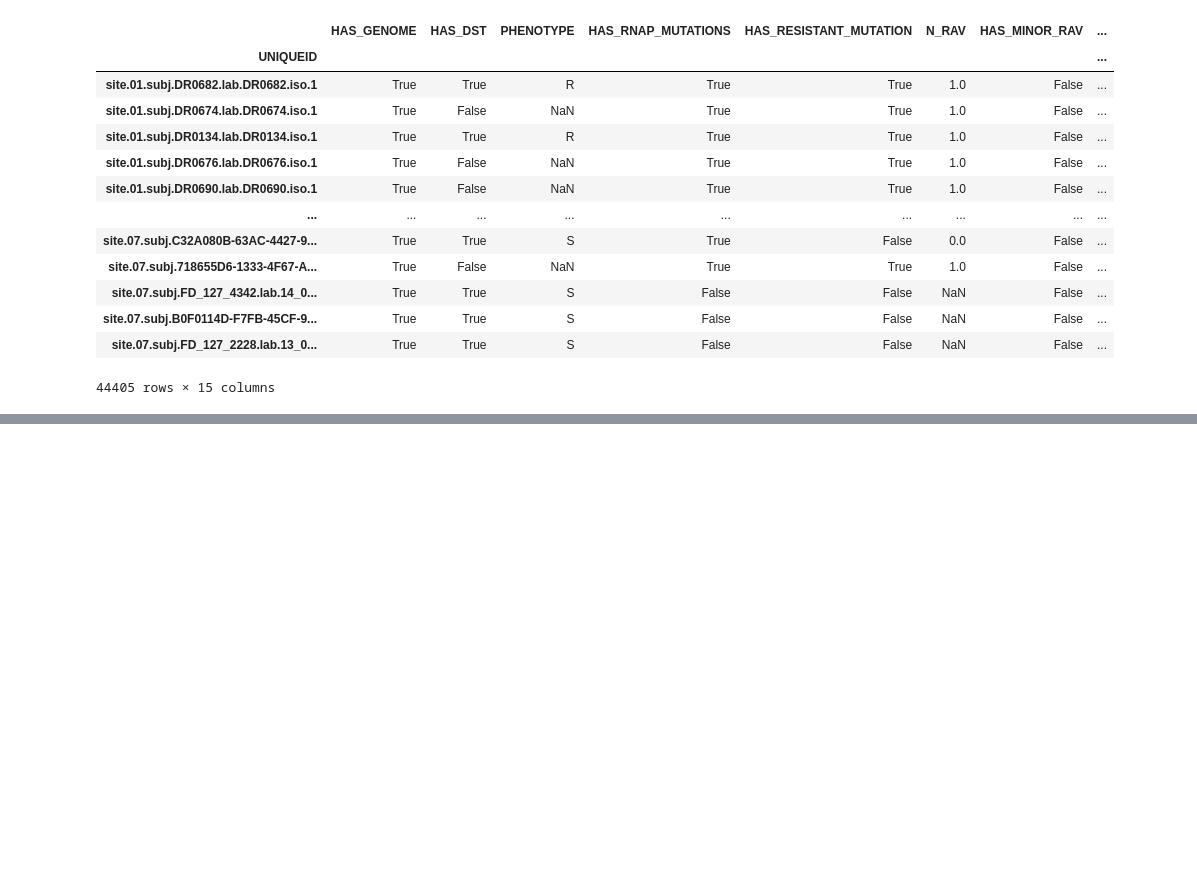
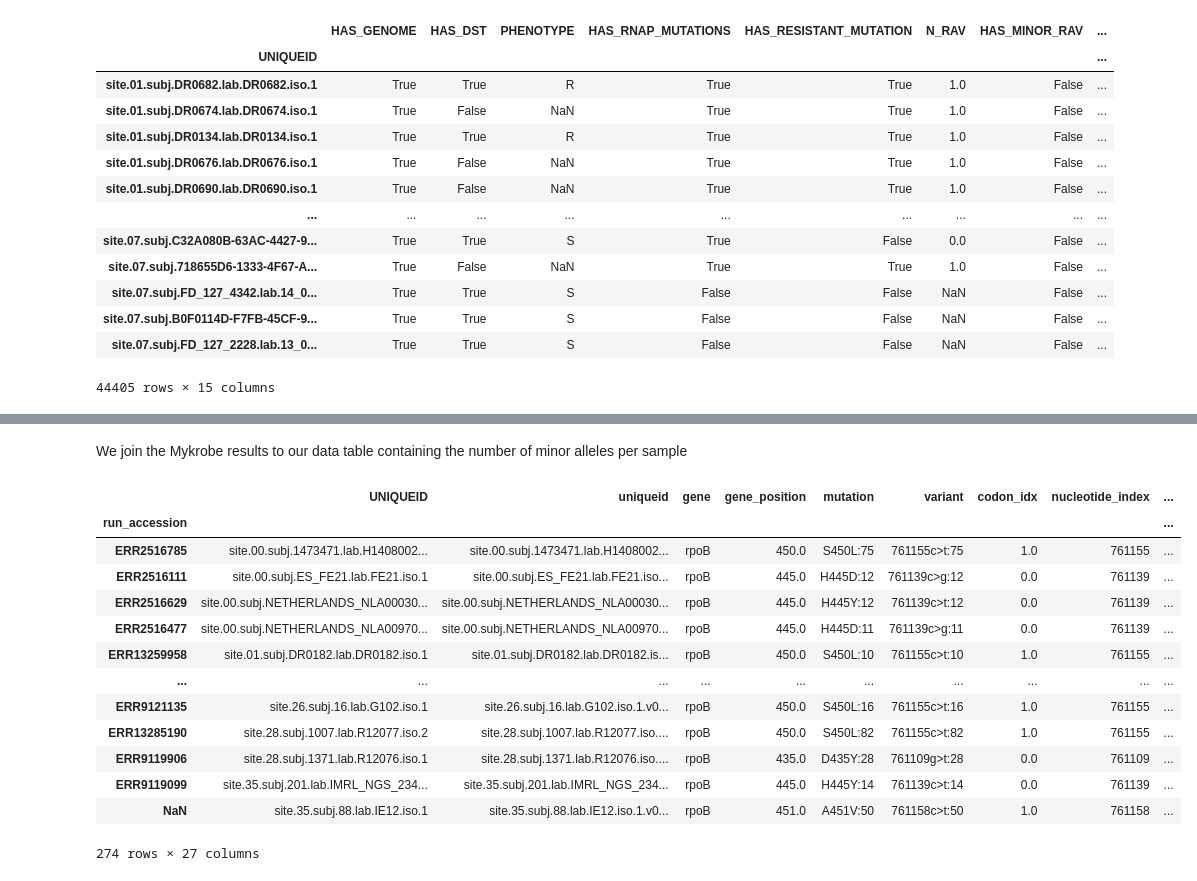
Before and after one commit to fowler-lab/tuberculosis-RNAP-subpopulations, a Jupyter notebook: analysis.ipynb, the cells around one changed output, grey strips where cells are left out. Cells and saved outputs as stored; diff of their text form; code cells hidden in the pictures; blank space fills up the shorter version.

```diff
--- a/analysis.ipynb
+++ b/analysis.ipynb
@@ -600,0 +863,20 @@ samples
+# %% [markdown]
+We join the Mykrobe results to our data table containing the number of minor alleles per sample
+# %%
+df = df.join(mykrobe)
+df
+# %% [output]
+|  | UNIQUEID | uniqueid | gene | gene_position | mutation | variant | codon_idx | nucleotide_index | ... |
+| run_accession |  |  |  |  |  |  |  |  | ... |
+| ERR2516785 | site.00.subj.1473471.lab.H1408002... | site.00.subj.1473471.lab.H1408002... | rpoB | 450.0 | S450L:75 | 761155c>t:75 | 1.0 | 761155 | ... |
+| ERR2516111 | site.00.subj.ES_FE21.lab.FE21.iso.1 | site.00.subj.ES_FE21.lab.FE21.iso... | rpoB | 445.0 | H445D:12 | 761139c>g:12 | 0.0 | 761139 | ... |
+| ERR2516629 | site.00.subj.NETHERLANDS_NLA00030... | site.00.subj.NETHERLANDS_NLA00030... | rpoB | 445.0 | H445Y:12 | 761139c>t:12 | 0.0 | 761139 | ... |
+| ERR2516477 | site.00.subj.NETHERLANDS_NLA00970... | site.00.subj.NETHERLANDS_NLA00970... | rpoB | 445.0 | H445D:11 | 761139c>g:11 | 0.0 | 761139 | ... |
+| ERR13259958 | site.01.subj.DR0182.lab.DR0182.iso.1 | site.01.subj.DR0182.lab.DR0182.is... | rpoB | 450.0 | S450L:10 | 761155c>t:10 | 1.0 | 761155 | ... |
+| ... | ... | ... | ... | ... | ... | ... | ... | ... | ... |
+| ERR9121135 | site.26.subj.16.lab.G102.iso.1 | site.26.subj.16.lab.G102.iso.1.v0... | rpoB | 450.0 | S450L:16 | 761155c>t:16 | 1.0 | 761155 | ... |
+| ERR13285190 | site.28.subj.1007.lab.R12077.iso.2 | site.28.subj.1007.lab.R12077.iso.... | rpoB | 450.0 | S450L:82 | 761155c>t:82 | 1.0 | 761155 | ... |
+| ERR9119906 | site.28.subj.1371.lab.R12076.iso.1 | site.28.subj.1371.lab.R12076.iso.... | rpoB | 435.0 | D435Y:28 | 761109g>t:28 | 0.0 | 761109 | ... |
+| ERR9119099 | site.35.subj.201.lab.IMRL_NGS_234... | site.35.subj.201.lab.IMRL_NGS_234... | rpoB | 445.0 | H445Y:14 | 761139c>t:14 | 0.0 | 761139 | ... |
+| NaN | site.35.subj.88.lab.IE12.iso.1 | site.35.subj.88.lab.IE12.iso.1.v0... | rpoB | 451.0 | A451V:50 | 761158c>t:50 | 1.0 | 761158 | ... |
+274 rows × 27 columns
```
Also changed, not shown: parts of 25 cells of this notebook, 6 other files.
